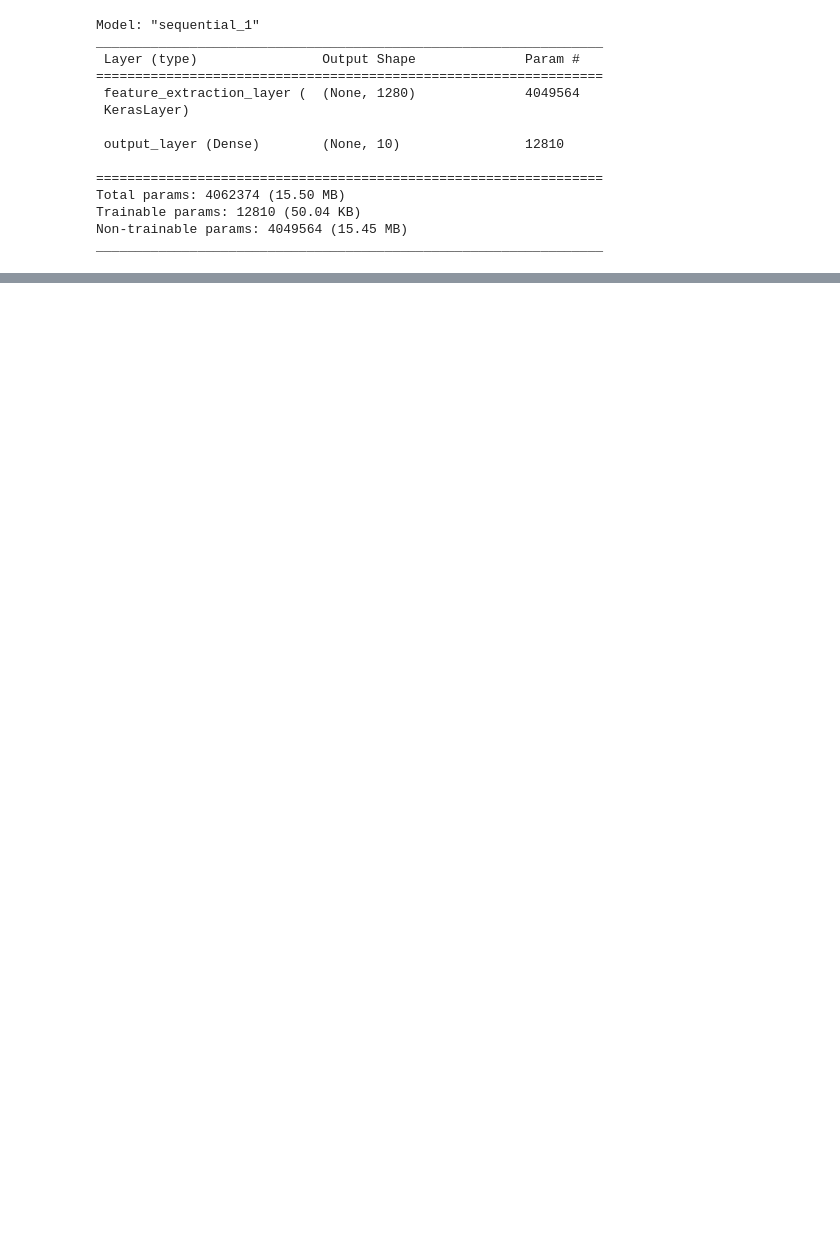
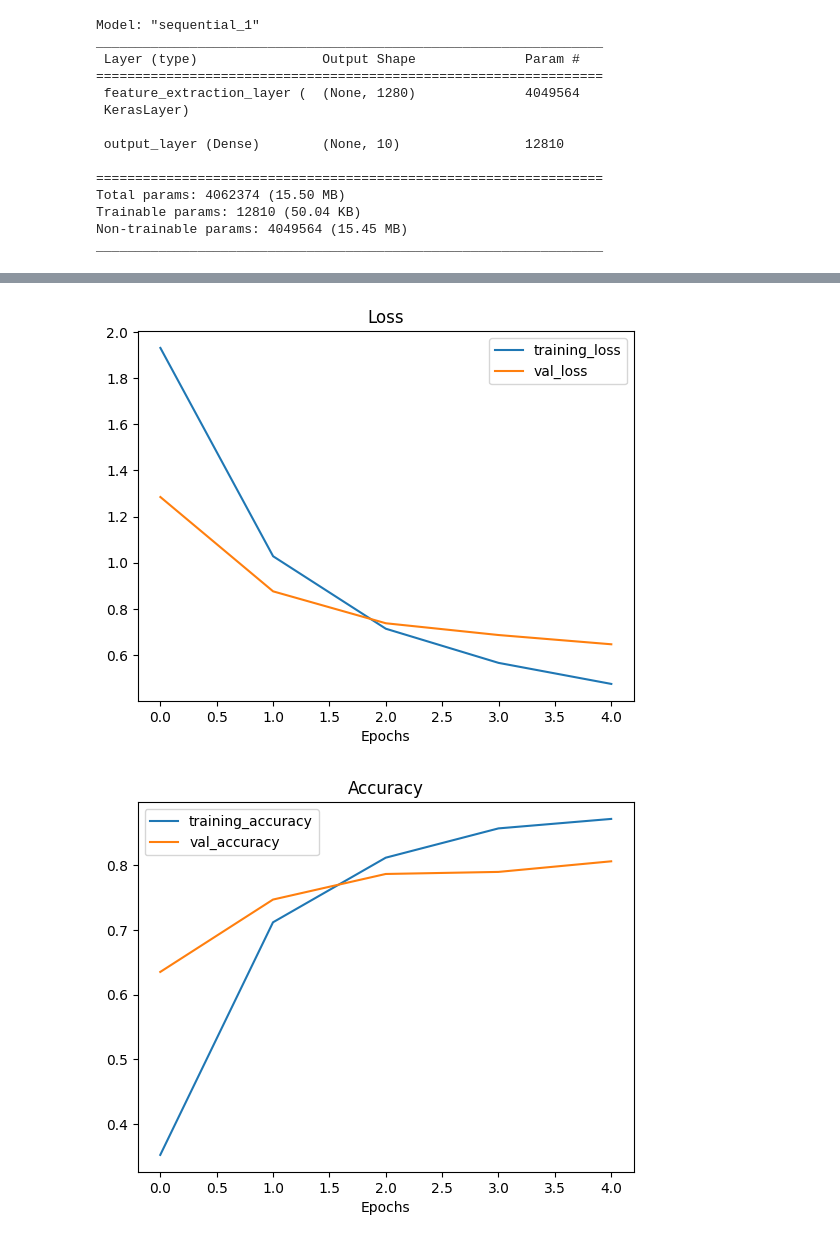
Before and after one commit to kekonline/TensorFlow-Transfer-Learning, a Jupyter notebook: Transfer_Learning_Feature_Extraction.ipynb, the cells around one changed output, grey strips where cells are left out. Cells and saved outputs as stored; diff of their text form; code cells hidden in the pictures; blank space fills up the shorter version.

Commit message:
add more modelgit add .

```diff
--- a/Transfer_Learning_Feature_Extraction.ipynb
+++ b/Transfer_Learning_Feature_Extraction.ipynb
@@ -89,6 +91,9 @@ resnet_url = "https://tfhub.dev/google/imagenet/resnet_v2_50/feature_vector/4"
 
 # Original: EfficientNetB0 feature vector (version 1)
 efficientnet_url = "https://tfhub.dev/tensorflow/efficientnet/b0/feature-vector/1"
+
+# MobileNetV2
+mobilenetv2_url = "https://www.kaggle.com/models/google/mobilenet-v2/frameworks/TensorFlow2/variations/tf2-preview-feature-vector/versions/4"
 # %%
 def create_model(model_url, num_classes=10):
   """Takes a TensorFlow Hub URL and creates a Keras Sequential model with it.
@@ -247,3 +252,22 @@ Total params: 4062374 (15.50 MB)
 Trainable params: 12810 (50.04 KB)
 Non-trainable params: 4049564 (15.45 MB)
 _________________________________________________________________
+# %%
+# Create model
+mobilenetv2_model = create_model(model_url=mobilenetv2_url, # use mobilenetv2 URL
+                                  num_classes=train_data_10_percent.num_classes)
+
+# Compile EfficientNet model
+mobilenetv2_model.compile(loss='categorical_crossentropy',
+                           optimizer=tf.keras.optimizers.Adam(),
+                           metrics=['accuracy'])
+
+# Fit EfficientNet model
+mobilenetv2_history = mobilenetv2_model.fit(train_data_10_percent, # only use 10% of training data
+                                              epochs=5, # train for 5 epochs
+                                              steps_per_epoch=len(train_data_10_percent),
+                                              validation_data=test_data,
+                                              validation_steps=len(test_data),
+                                              callbacks=[create_tensorboard_callback(dir_name="tensorflow_hub",
+                                                                                     # Track logs under different experiment name
+                                                                                     experiment_name="mobilenetv2")])
@@ -249,0 +286,5 @@ _________________________________________________________________
+# %%
+plot_loss_curves(mobilenetv2_history)
+# %% [output]
+[figure, added]
+[figure, added]
```
Also changed, not shown: parts of 12 cells of this notebook.
